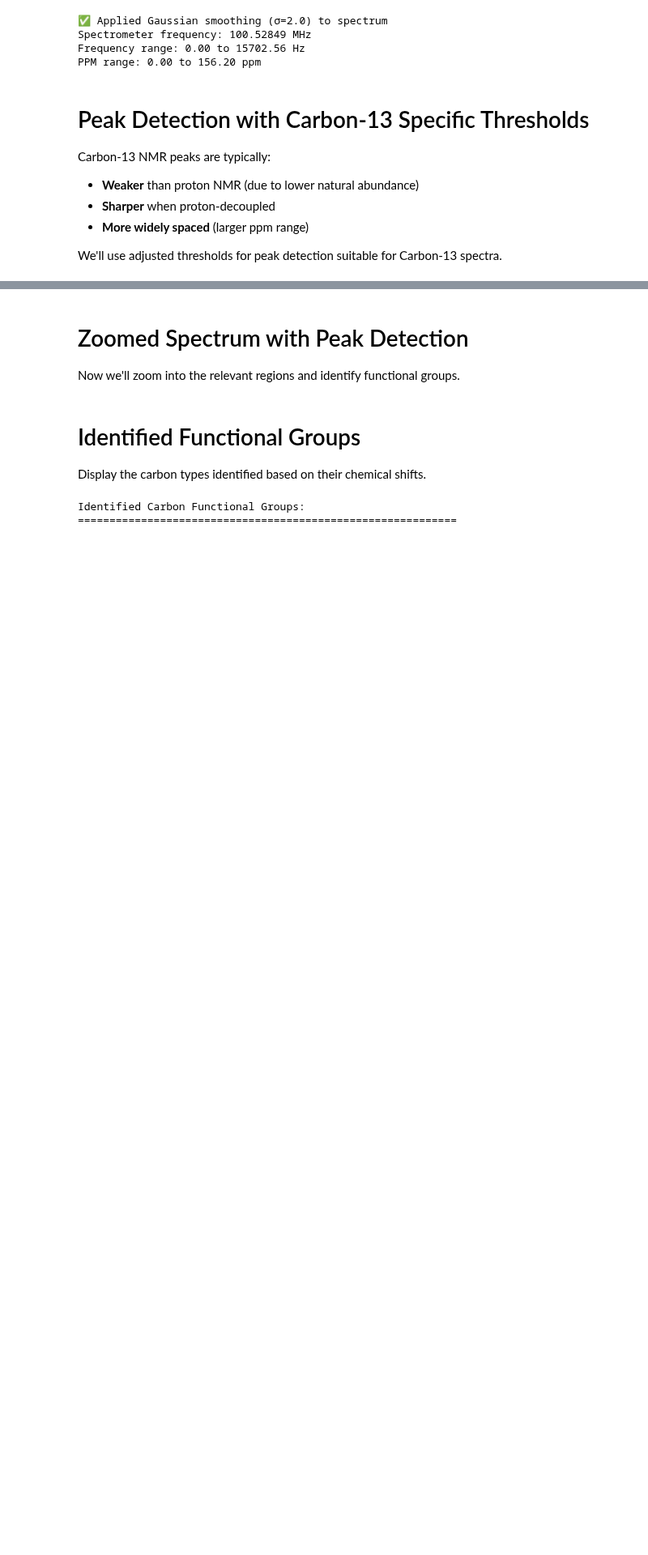
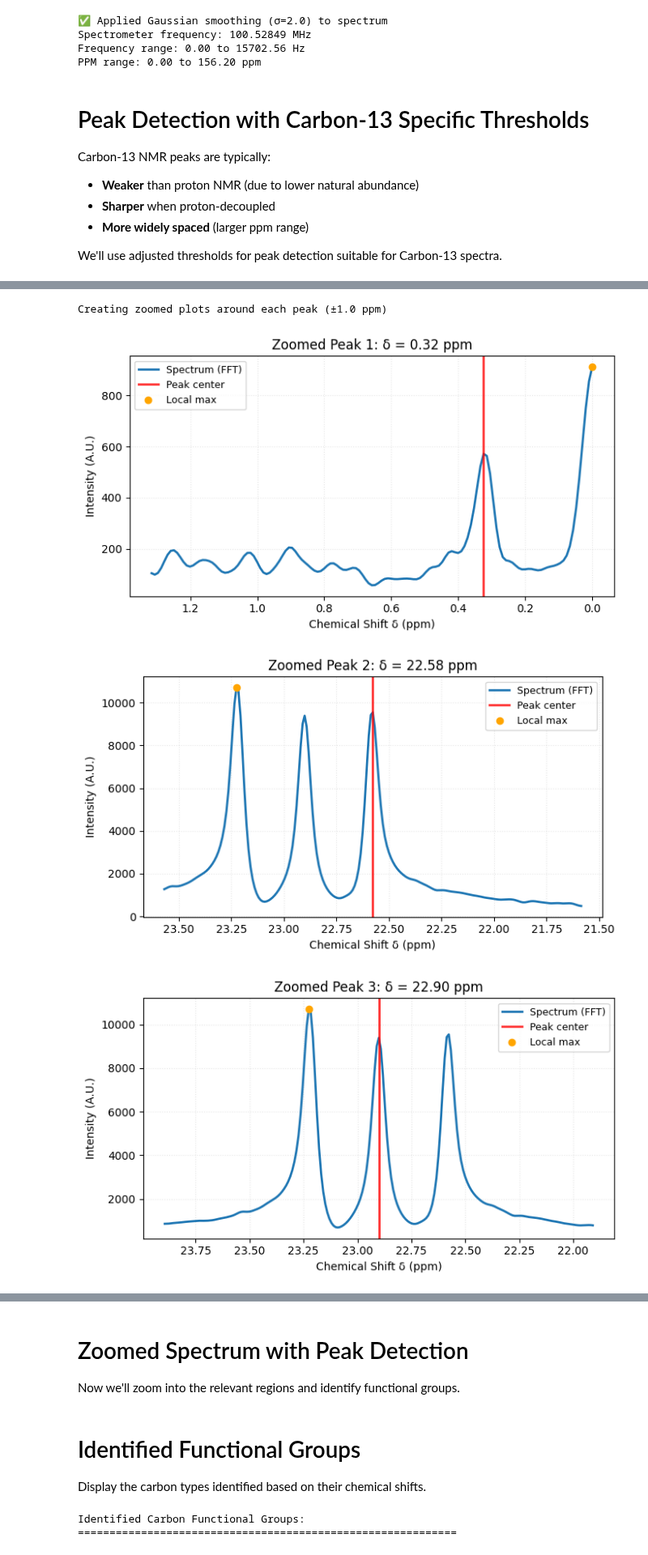
Before and after one commit to Quintinlf/NMR-Project, a Jupyter notebook: fall_semester_2025/carbon_nmr.ipynb, the cells around one changed output, grey strips where cells are left out. Shown at 81% size. Saved outputs shown, nothing was run; the diff lists cells and outputs as text; code cells hidden in the pictures; blank space fills up the shorter version.

```diff
--- a/fall_semester_2025/carbon_nmr.ipynb
+++ b/fall_semester_2025/carbon_nmr.ipynb
@@ -434 +572,54 @@ print(f"Chemical shift range: {ppm_axis.min():.1f} to {ppm_axis.max():.1f} ppm")
 Chemical shift range: 0.0 to 156.2 ppm
+# %%
+# ...existing code...
+# New cell: Individual zoomed-in plots for each detected peak (place after Cell 20)
+
+# Ensure required variables exist
+if 'peaks' not in locals() or len(peaks) == 0:
+    print("⚠️ No peaks found. Run Cell 18 (Peak Detection) first.")
+else:
+    # Use resolved ppm axis and intensity from peak detection
+    plt_ppm = ppm_axis_res if 'ppm_axis_res' in locals() else ppm_axis
+    plt_int = intensity if 'intensity' in locals() else positive_magnitude
+
+    # Zoom window size around each peak (±window_ppm)
+    window_ppm = 1.0  # adjust if needed (e.g., 0.5–2.0 for 13C)
+    print(f"Creating zoomed plots around each peak (±{window_ppm} ppm)")
+
+    for i, peak_idx in enumerate(peaks, start=1):
+        center_ppm = float(plt_ppm[peak_idx])
+
+        # Build mask for zoom region
+        left_ppm = center_ppm - window_ppm
+        right_ppm = center_ppm + window_ppm
+        mask = (plt_ppm >= left_ppm) & (plt_ppm <= right_ppm)
+
+        # Skip if region too small
+        if mask.sum() < 5:
+            print(f"Skipping peak {i} at δ {center_ppm:.2f} ppm (too few points in window)")
+            continue
+
+        # Plot individual figure per peak
+        fig, ax = plt.subplots(figsize=(7, 4))
+        ax.plot(plt_ppm[mask], plt_int[mask], color='#1f77b4', lw=2, label='Spectrum (FFT)')
+        ax.axvline(center_ppm, color='red', lw=2, alpha=0.8, label='Peak center')
+
+        # Mark local max in the window for clarity
+        local_idx = np.argmax(plt_int[mask])
+        local_ppm = plt_ppm[mask][local_idx]
+        local_val = plt_int[mask][local_idx]
+        ax.plot(local_ppm, local_val, 'o', color='orange', label='Local max')
+
+        ax.invert_xaxis()
+        ax.set_xlabel("Chemical Shift δ (ppm)")
+        ax.set_ylabel("Intensity (A.U.)")
+        ax.set_title(f"Zoomed Peak {i}: δ = {center_ppm:.2f} ppm")
+        ax.grid(alpha=0.3, linestyle=':')
+        ax.legend(fontsize=9)
+        plt.tight_layout()
+        plt.show()
+# %% [output]
+Creating zoomed plots around each peak (±1.0 ppm)
+[figure, added]
+[figure, added]
+[figure, added]
```
Also changed, not shown: parts of 13 cells of this notebook.
